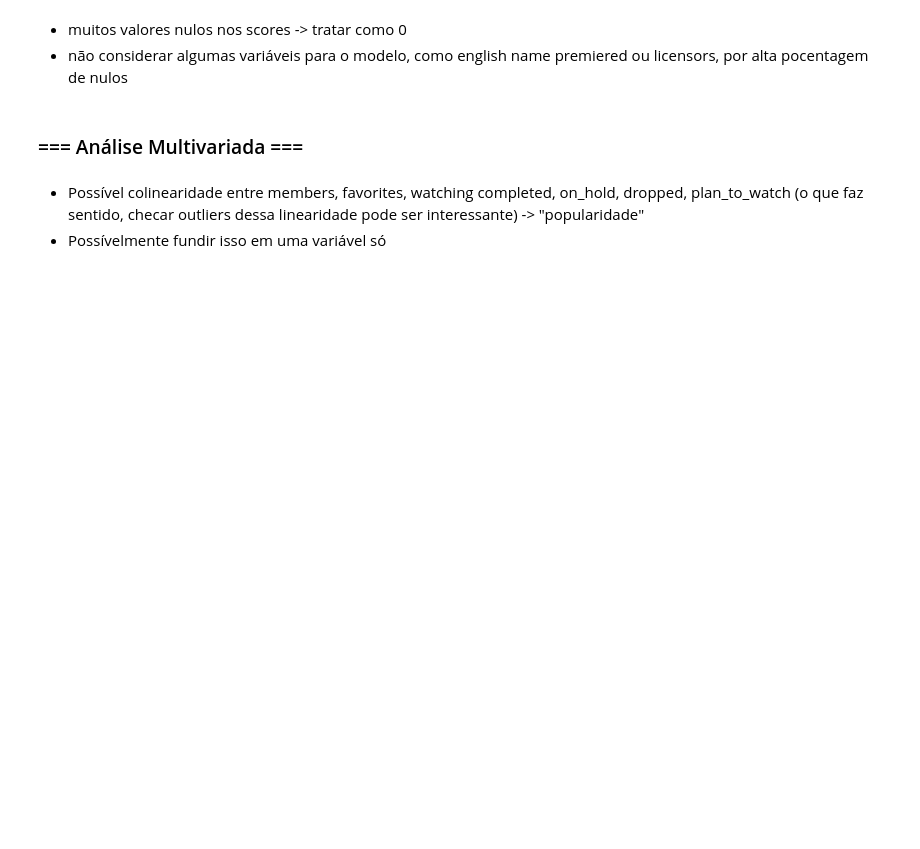
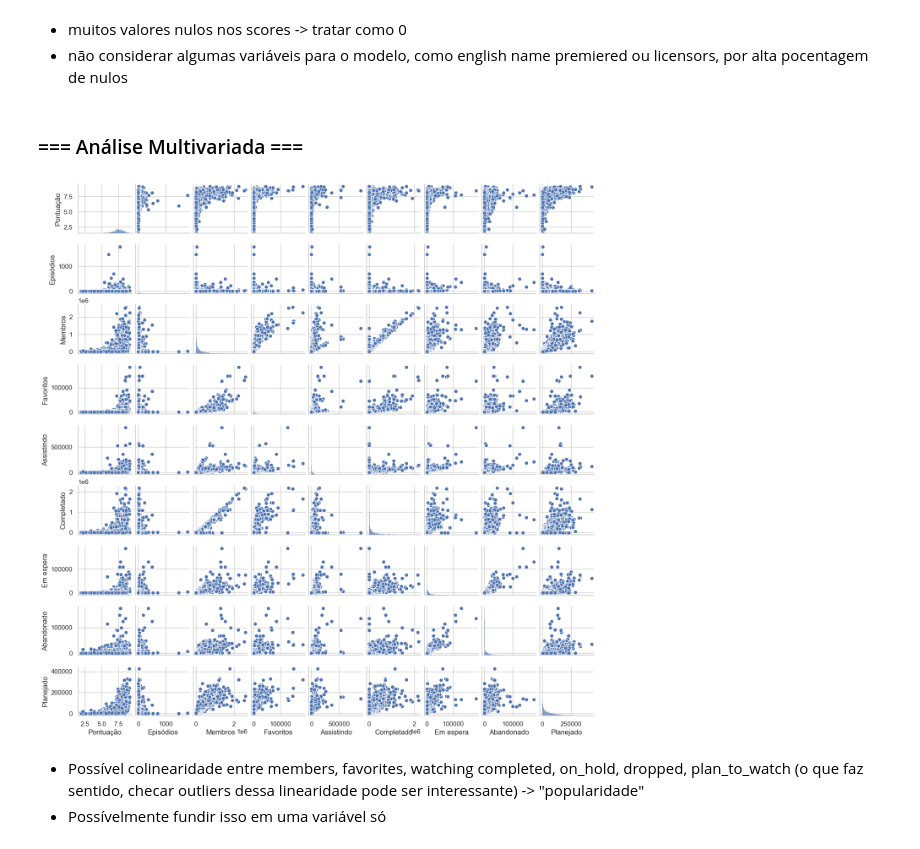
Before and after one commit to Nubily44/CD_EP, a Jupyter notebook: analise_exploratoria.ipynb, the cells around one changed output. Drawn from its saved outputs; the diff is of its cells as text; code cells hidden in the pictures; blank space fills up the shorter version.

```diff
--- a/analise_exploratoria.ipynb
+++ b/analise_exploratoria.ipynb
@@ -253,10 +341,13 @@ df_zeronull.select(
 # %%
 sns.pairplot(
     df_log.to_pandas(),
-    vars=numeric_analysis_cols
+    vars=numeric_analysis_cols,
+    height=1.5
 )
 
 plt.show()
+# %% [output]
+[figure, added]
 # %% [markdown]
 - Possível colinearidade entre members, favorites, watching completed, on_hold, dropped, plan_to_watch (o que faz sentido, checar outliers dessa linearidade pode ser interessante) -> "popularidade"
 - Possívelmente fundir isso em uma variável só
```
Also changed, not shown: parts of 15 cells of this notebook.
